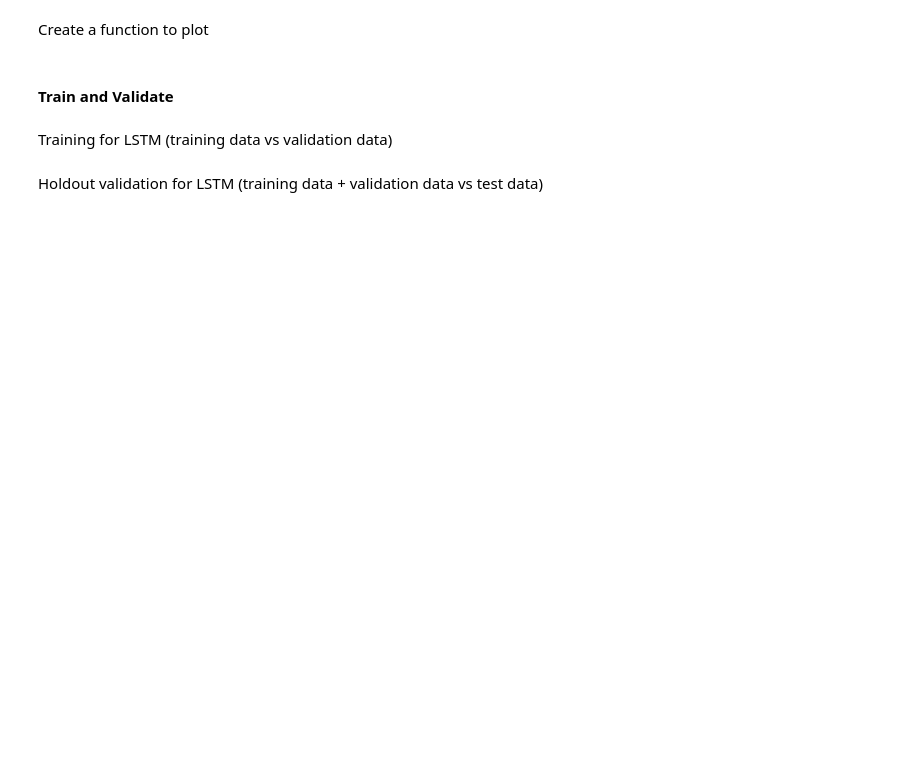
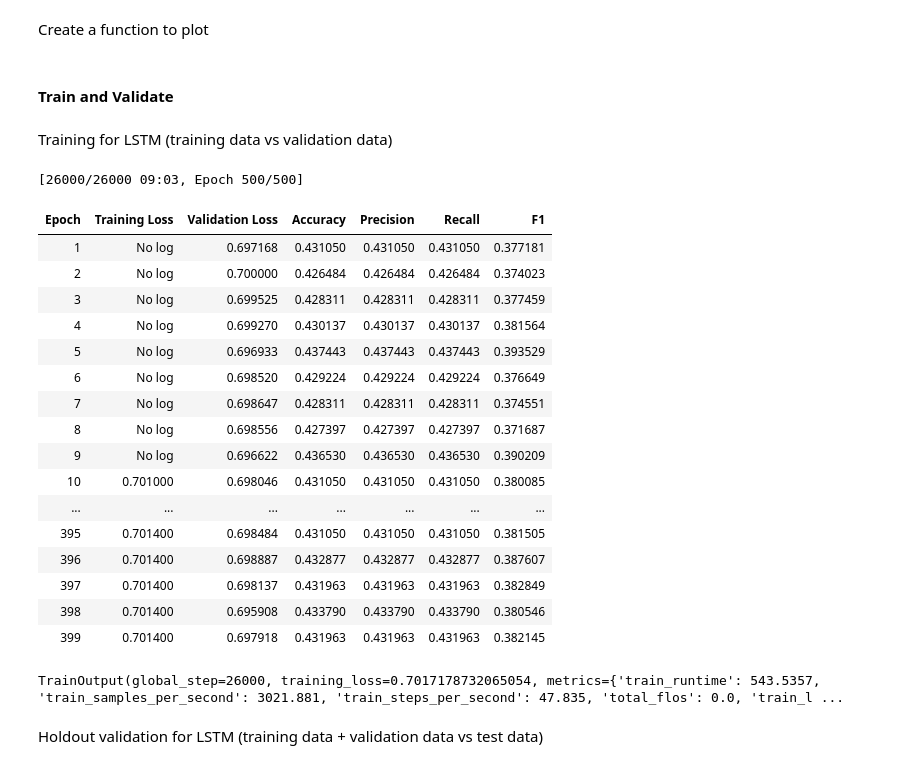
Before and after one commit to Kelompok-7-PPT-S2-IF-ITB/game-review, a Jupyter notebook: BERT_BiLSTM_Game_Review.ipynb, the cells around one changed output. Saved outputs shown, nothing was run; the diff lists cells and outputs as text; code cells hidden in the pictures; blank space fills up the shorter version.

Commit message:
Complete & work training with proposed model: 1.BiLSTM 2.BiGRU 3.BiLSTM+CRF
Change the training code with Trainer from Huggingface

```diff
--- a/BERT_BiLSTM_Game_Review.ipynb
+++ b/BERT_BiLSTM_Game_Review.ipynb
@@ -607,9 +663,11 @@ class ProposedModel2(torch.nn.Module):
 # %%
+# class_weight = torch.Tensor([1.5, 1])
 proposed_model1 = ProposedModel1(
     lstm_in_size = 768,
-    lstm_hdn_size = 512,
+    lstm_hdn_size = 1024,
     lstm_layers = 2,
-    lstm_dropout = 0.2
+    lstm_dropout = 0.59,
+    loss_func = torch.nn.BCEWithLogitsLoss()
 )
 proposed_model1 = proposed_model1.to(device)
 print(proposed_model1)
@@ -895,3 +717,14 @@ def training_sequence(
+# %%
+def calc_metric_for_trainer(p):
+    pred, labels = p
+    pred = np.argmax(pred, axis=1)
+
+    accuracy = accuracy_score(y_true=labels, y_pred=pred)
+    recall = recall_score(y_true=labels, y_pred=pred, average='micro')
+    precision = precision_score(y_true=labels, y_pred=pred, average='micro')
+    f1 = f1_score(y_true=labels, y_pred=pred, average='weighted')
+
+    return {"accuracy": accuracy, "precision": precision, "recall": recall, "f1": f1}
 # %% [markdown]
 Create a function to plot
 # %%
@@ -937,2 +755,45 @@ history_with_lstm = training_sequence(EPOCHS,
+# %%
+training_args_bilstm = TrainingArguments(
+    output_dir=MODEL_PATH + "/bilstm/trainer/",
+    evaluation_strategy="epoch",
+    save_strategy="epoch",
+    per_device_train_batch_size=BATCH,
+    per_device_eval_batch_size=BATCH,
+    num_train_epochs=EPOCHS,
+    seed=101,
+    learning_rate=LEARNING_RATE,
+    report_to="wandb", # "none"
+    run_name="bilstm"
+)
+# %%
+trainer_bilstm = Trainer(
+    model=proposed_model1,
+    args=training_args_bilstm,
+    train_dataset=embed_train_dataset,
+    eval_dataset=embed_valid_dataset,
+    compute_metrics=calc_metric_for_trainer,
+)
+# %%
+trainer_bilstm.train()
+# %% [output]
+[26000/26000 09:03, Epoch 500/500]
+| Epoch | Training Loss | Validation Loss | Accuracy | Precision | Recall | F1 |
+| 1 | No log | 0.697168 | 0.431050 | 0.431050 | 0.431050 | 0.377181 |
+| 2 | No log | 0.700000 | 0.426484 | 0.426484 | 0.426484 | 0.374023 |
+| 3 | No log | 0.699525 | 0.428311 | 0.428311 | 0.428311 | 0.377459 |
+| 4 | No log | 0.699270 | 0.430137 | 0.430137 | 0.430137 | 0.381564 |
+| 5 | No log | 0.696933 | 0.437443 | 0.437443 | 0.437443 | 0.393529 |
+| 6 | No log | 0.698520 | 0.429224 | 0.429224 | 0.429224 | 0.376649 |
+| 7 | No log | 0.698647 | 0.428311 | 0.428311 | 0.428311 | 0.374551 |
+| 8 | No log | 0.698556 | 0.427397 | 0.427397 | 0.427397 | 0.371687 |
+| 9 | No log | 0.696622 | 0.436530 | 0.436530 | 0.436530 | 0.390209 |
+| 10 | 0.701000 | 0.698046 | 0.431050 | 0.431050 | 0.431050 | 0.380085 |
+| ... | ... | ... | ... | ... | ... | ... |
+| 395 | 0.701400 | 0.698484 | 0.431050 | 0.431050 | 0.431050 | 0.381505 |
+| 396 | 0.701400 | 0.698887 | 0.432877 | 0.432877 | 0.432877 | 0.387607 |
+| 397 | 0.701400 | 0.698137 | 0.431963 | 0.431963 | 0.431963 | 0.382849 |
+| 398 | 0.701400 | 0.695908 | 0.433790 | 0.433790 | 0.433790 | 0.380546 |
+| 399 | 0.701400 | 0.697918 | 0.431963 | 0.431963 | 0.431963 | 0.382145 |
+TrainOutput(global_step=26000, training_loss=0.7017178732065054, metrics={'train_runtime': 543.5357, 'train_samples_per_second': 3021.881, 'train_steps_per_second': 47.835, 'total_flos': 0.0, 'train_l ...
 # %% [markdown]
 Holdout validation for LSTM (training data + validation data vs test data)
```
Also changed, not shown: parts of 91 cells of this notebook.
